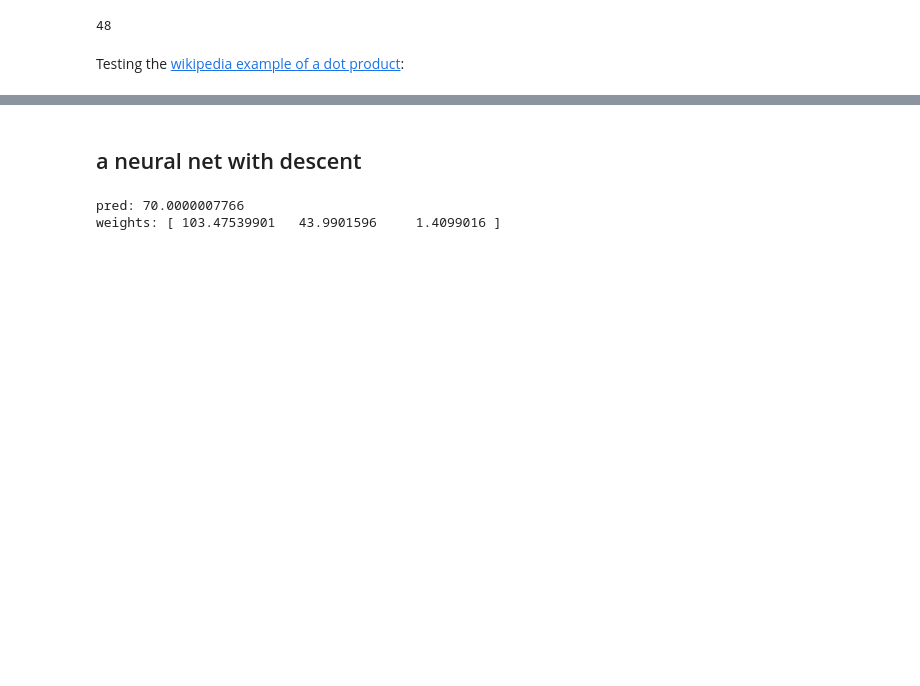
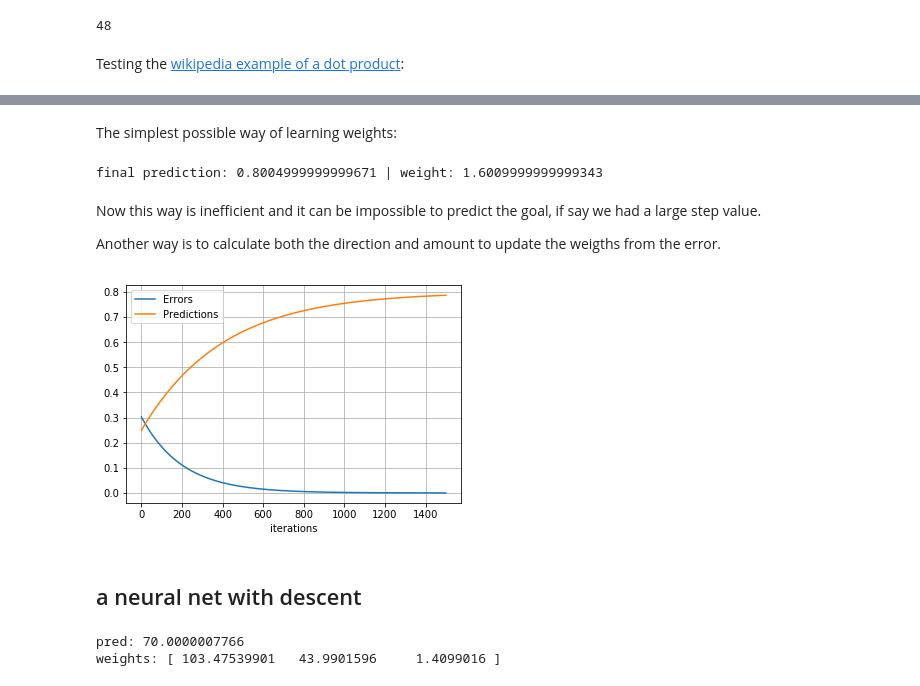
Before and after one commit to khalido/nd101, a Jupyter notebook: grokking_deep_learning_notes.ipynb, the cells around one changed output, grey strips where cells are left out. Drawn from its saved outputs; the diff is of its cells as text; code cells hidden in the pictures; blank space fills up the shorter version.

```diff
--- a/grokking_deep_learning_notes.ipynb
+++ b/grokking_deep_learning_notes.ipynb
@@ -147,3 +278,62 @@ for input in zip(toes,wlrec,nfans):
+# %% [markdown]
+The simplest possible way of learning weights:
+# %%
+weight = 0.5
+input = 0.5
+target = 0.8
+step_amount = 0.001
+
+for iteration in range(1101):
+    pred = input * weight
+    err = (pred - target) ** 2
+    #print(f"error {err} Preds {pred}")
+
+    up_pred = input * (weight + step_amount)
+    up_error = (up_pred - target) ** 2
+
+    down_pred = input * (weight - step_amount)
+    down_error = (down_pred - target) ** 2
+
+    if up_error < down_error:
+        weight += step_amount
+    else:
+        weight -= step_amount
+
+print(f'final prediction: {input * weight} | weight: {weight}')
+# %% [output]
+final prediction: 0.8004999999999671 | weight: 1.6009999999999343
+# %% [markdown]
+Now this way is inefficient and it can be impossible to predict the goal, if say we had a large step value.
+
+Another way is to calculate both the direction and amount to update the weigths from the error.
+# %%
+weight = 0.5
+input = 0.5
+target = 0.8
+alpha = .01
+
+predictions, errors = [], []
+for i in range(1500):
+    pred = input * weight
+    error = (pred - target) ** 2
+
+    # delta measures by how much the target was missed
+    delta = pred - target
+    weight_delta = delta * input
+    weight = weight - weight_delta * alpha
+    predictions.append(pred)
+    errors.append(error)
+
+    #if i % 220 == 0:
+    #    print(f'Step {i:2d} Error {error:f} Prediction {pred:f}')
+
+plt.xlabel('iterations')
+plt.grid()
+plt.plot(errors, label="Errors")
+plt.plot(predictions, label="Predictions")
+plt.legend();
+# %% [output]
+[figure, added]
 # %% [markdown]
 ## a neural net with descent
 # %%
```
Also changed, not shown: parts of 26 cells of this notebook, 10 other files.
